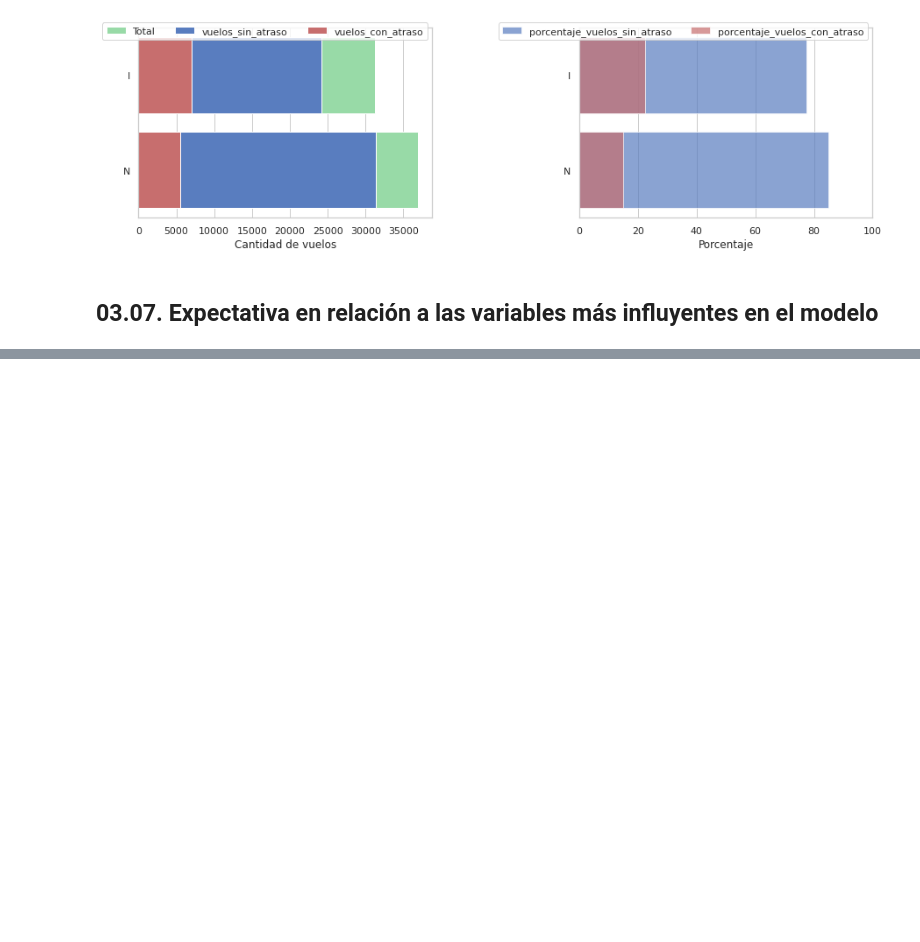
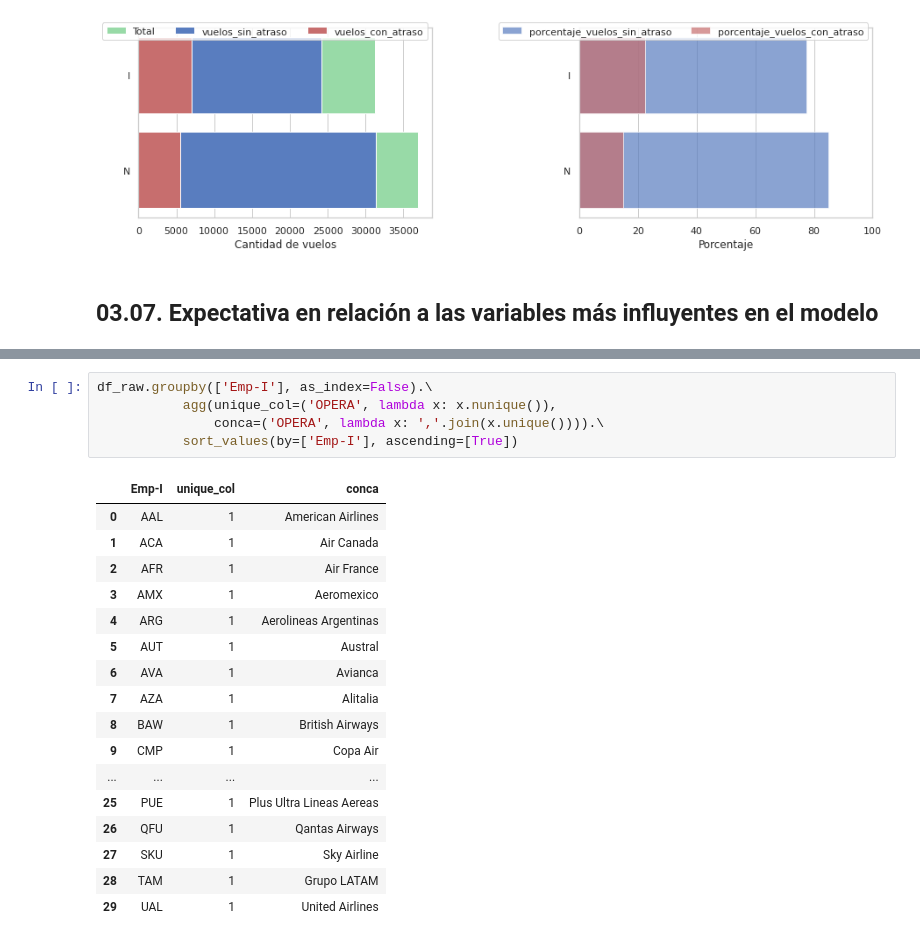
Before and after one commit to alexandergribenchenko/DS_LATAM_Test, a Jupyter notebook: solution.ipynb, the cells around one changed output, grey strips where cells are left out. Cells and saved outputs as stored; diff of their text form; blank space fills up the shorter version.

```diff
--- a/solution.ipynb
+++ b/solution.ipynb
@@ -527,0 +749,23 @@ plot_absoluto_porcentual(df_atraso_por_tipo_vuelo, 'TIPOVUELO', 15, 4)
+# %%
+df_raw.groupby(['Emp-I'], as_index=False).\
+           agg(unique_col=('OPERA', lambda x: x.nunique()),
+               conca=('OPERA', lambda x: ','.join(x.unique()))).\
+           sort_values(by=['Emp-I'], ascending=[True])
+# %% [output]
+|  | Emp-I | unique_col | conca |
+| 0 | AAL | 1 | American Airlines |
+| 1 | ACA | 1 | Air Canada |
+| 2 | AFR | 1 | Air France |
+| 3 | AMX | 1 | Aeromexico |
+| 4 | ARG | 1 | Aerolineas Argentinas |
+| 5 | AUT | 1 | Austral |
+| 6 | AVA | 1 | Avianca |
+| 7 | AZA | 1 | Alitalia |
+| 8 | BAW | 1 | British Airways |
+| 9 | CMP | 1 | Copa Air |
+| ... | ... | ... | ... |
+| 25 | PUE | 1 | Plus Ultra Lineas Aereas |
+| 26 | QFU | 1 | Qantas Airways |
+| 27 | SKU | 1 | Sky Airline |
+| 28 | TAM | 1 | Grupo LATAM |
+| 29 | UAL | 1 | United Airlines |
```
Also changed, not shown: parts of 28 cells of this notebook.
